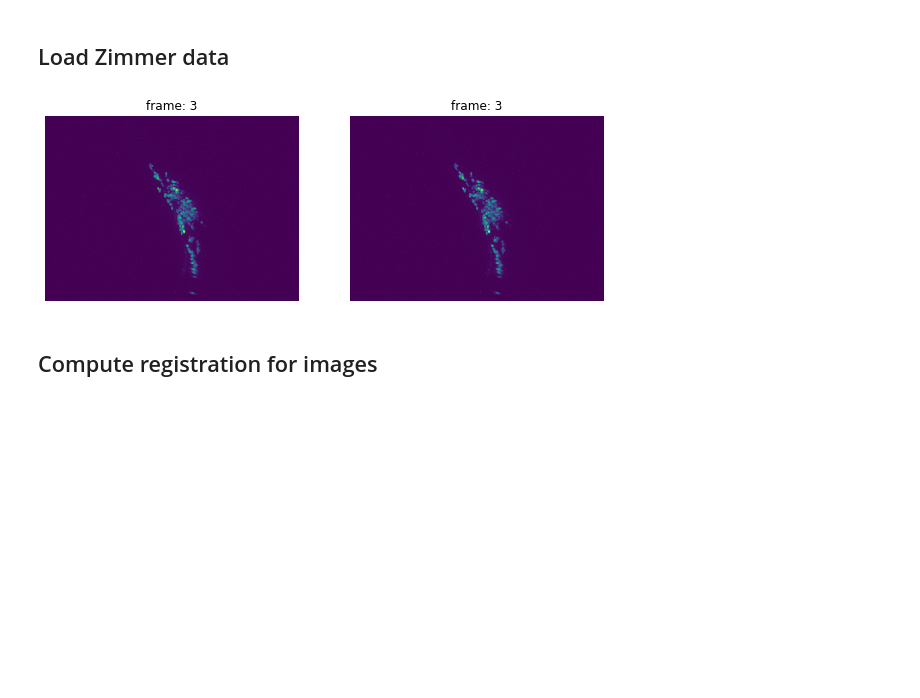
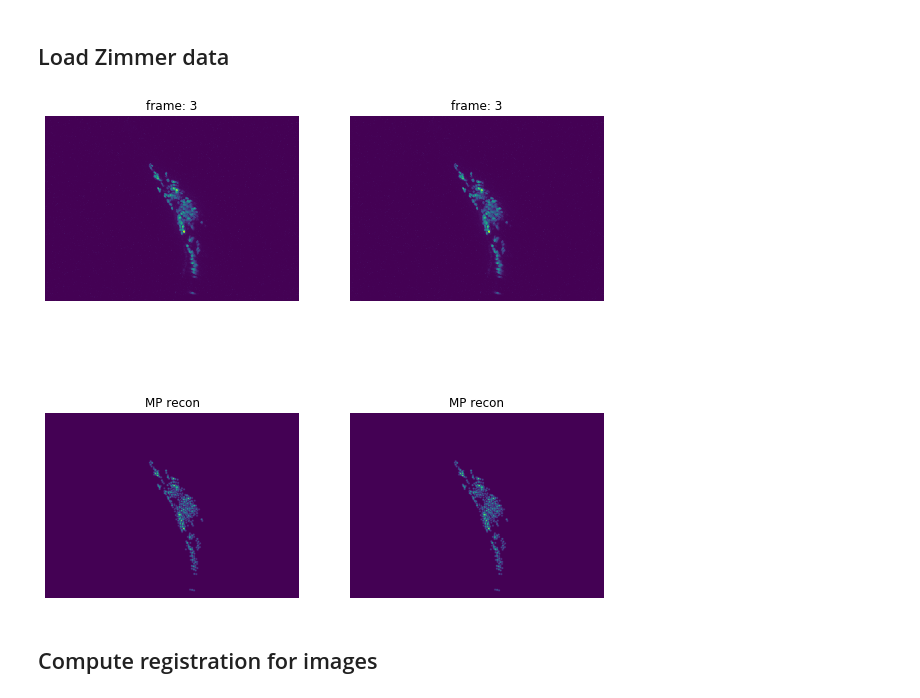
Before and after one commit to evarol/ot_tracking, a Jupyter notebook: python/notebooks/image_registration/two_frame/12_visualization_tools.ipynb, the cells around one changed output. Saved outputs shown, nothing was run; the diff lists cells and outputs as text; code cells hidden in the pictures; blank space fills up the shorter version.

```diff
--- a/python/notebooks/image_registration/two_frame/12_visualization_tools.ipynb
+++ b/python/notebooks/image_registration/two_frame/12_visualization_tools.ipynb
@@ -27,44 +27,44 @@ t2 = 3
 
 # Load two successive frames from dataset
 img_path = '/home/mn2822/Desktop/WormOT/data/zimmer/raw/mCherry_v00065-00115.hdf5'
 with io.ZimmerReader(img_path) as reader:
     img_1 = reader.get_frame(t1)
     img_2 = reader.get_frame(t2)
     img_shape = img_1.shape
 
 # Load MP components
 mp_path = '/home/mn2822/Desktop/WormOT/data/zimmer/mp_components/mp_0000_0050.mat'
 with io.MPReader(mp_path) as reader:
     mp_1 = reader.get_frame(t1)
     mp_2 = reader.get_frame(t2)
 
 # Reconstruct images from MPs
 rec_1 = imagerep.reconstruct_mp_image(mp_1)
 rec_2 = imagerep.reconstruct_mp_image(mp_2)
 
 plt.figure(figsize=(10, 10))
 
-plt.subplot(121)
+plt.subplot(221)
 plot_maxproj(img_1)
 plt.title(f'frame: {t1}')
 plt.axis('off')
 
-plt.subplot(122)
+plt.subplot(222)
 plot_maxproj(img_2)
 plt.title(f'frame: {t2}')
 plt.axis('off');
 
-# plt.subplot(223)
-# plot_maxproj(rec_1)
-# plt.title('MP recon')
-# plt.axis('off')
+plt.subplot(223)
+plot_maxproj(rec_1)
+plt.title('MP recon')
+plt.axis('off')
 
-# plt.subplot(224)
-# plot_maxproj(rec_2)
-# plt.title('MP recon')
-# plt.axis('off');
+plt.subplot(224)
+plot_maxproj(rec_2)
+plt.title('MP recon')
+plt.axis('off');
 # %% [output]
-[figure, old version]
+[figure, new version]
 # %% [markdown]
 ## Compute registration for images
 # %%
```
Also changed, not shown: parts of 2 cells of this notebook, 4 other files.
